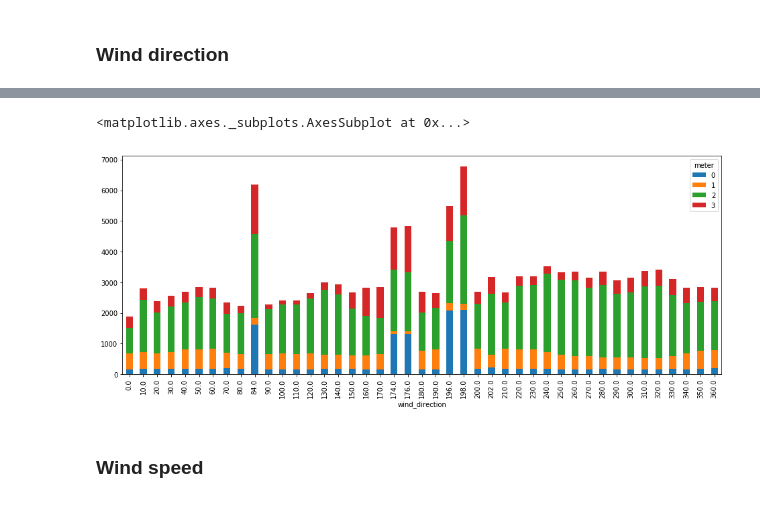
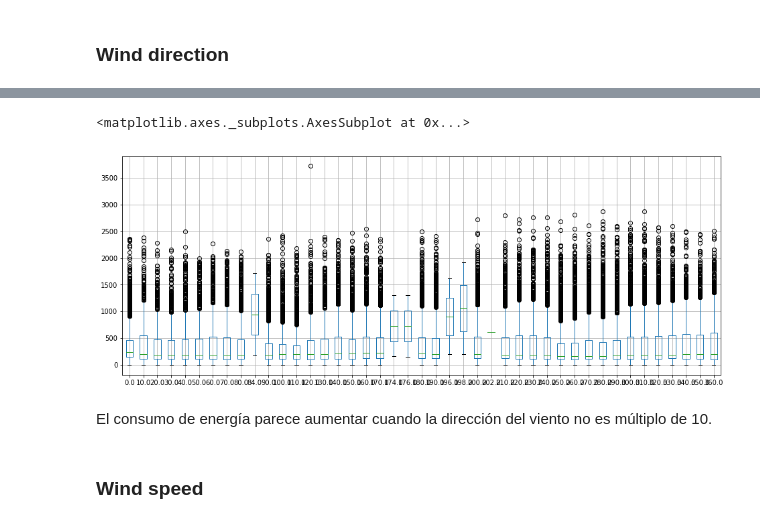
Before and after one commit to brunocgf/ASHRAE-GreatEnergyPredictorIII, a Jupyter notebook: EDA.ipynb, the cells around one changed output, grey strips where cells are left out. Saved outputs shown, nothing was run; the diff lists cells and outputs as text; code cells hidden in the pictures.

```diff
--- a/EDA.ipynb
+++ b/EDA.ipynb
@@ -76,7 +75,7 @@ building_metadata.loc[building_metadata['building_id']==1099]
 |  | site_id | building_id | primary_use | square_feet | year_built | floor_count |
 | 1099 | 13 | 1099 | Education | 332884 | NaN | NaN |
 # %%
-train.loc[(train['meter_reading']>100000),'meter_reading'] = -1
+train.loc[(train['meter_reading']>100000),'meter_reading'] = np.NaN
 # %%
 #plt.rcParams["figure.figsize"] = (16,8)
 
@@ -447,8 +402,10 @@ tidy_train.plot.scatter(x = 'wind_direction', y = 'meter_reading',figsize = (12,
 # %%
-tidy_train.loc[:,['meter','wind_direction','meter_reading']].pivot_table(values='meter_reading',index='wind_direction',columns='meter',aggfunc=np.mean).plot.bar(stacked=True,figsize = (16,6))
+tidy_train.pivot_table(values='meter_reading',index=['day','site_id'],columns='wind_direction',aggfunc=np.mean).boxplot(figsize = (16,6))
 # %% [output]
 <matplotlib.axes._subplots.AxesSubplot at 0x...>
-[figure, old version]
+[figure, new version]
+# %% [markdown]
+El consumo de energía parece aumentar cuando la dirección del viento no es múltiplo de 10.
 # %% [markdown]
 ### Wind speed
 # %%
```
Also changed, not shown: parts of 26 cells of this notebook, 3 other files.
